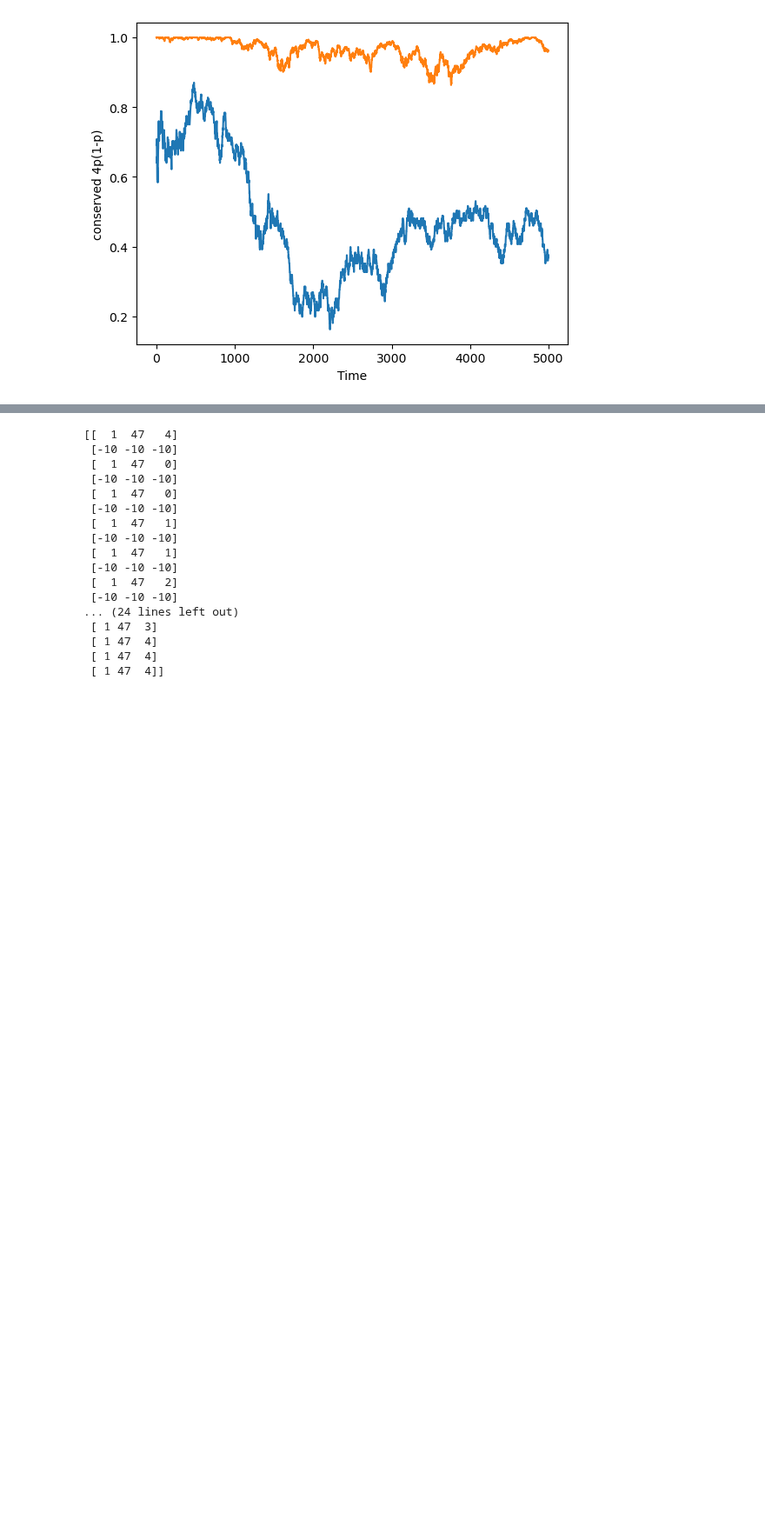
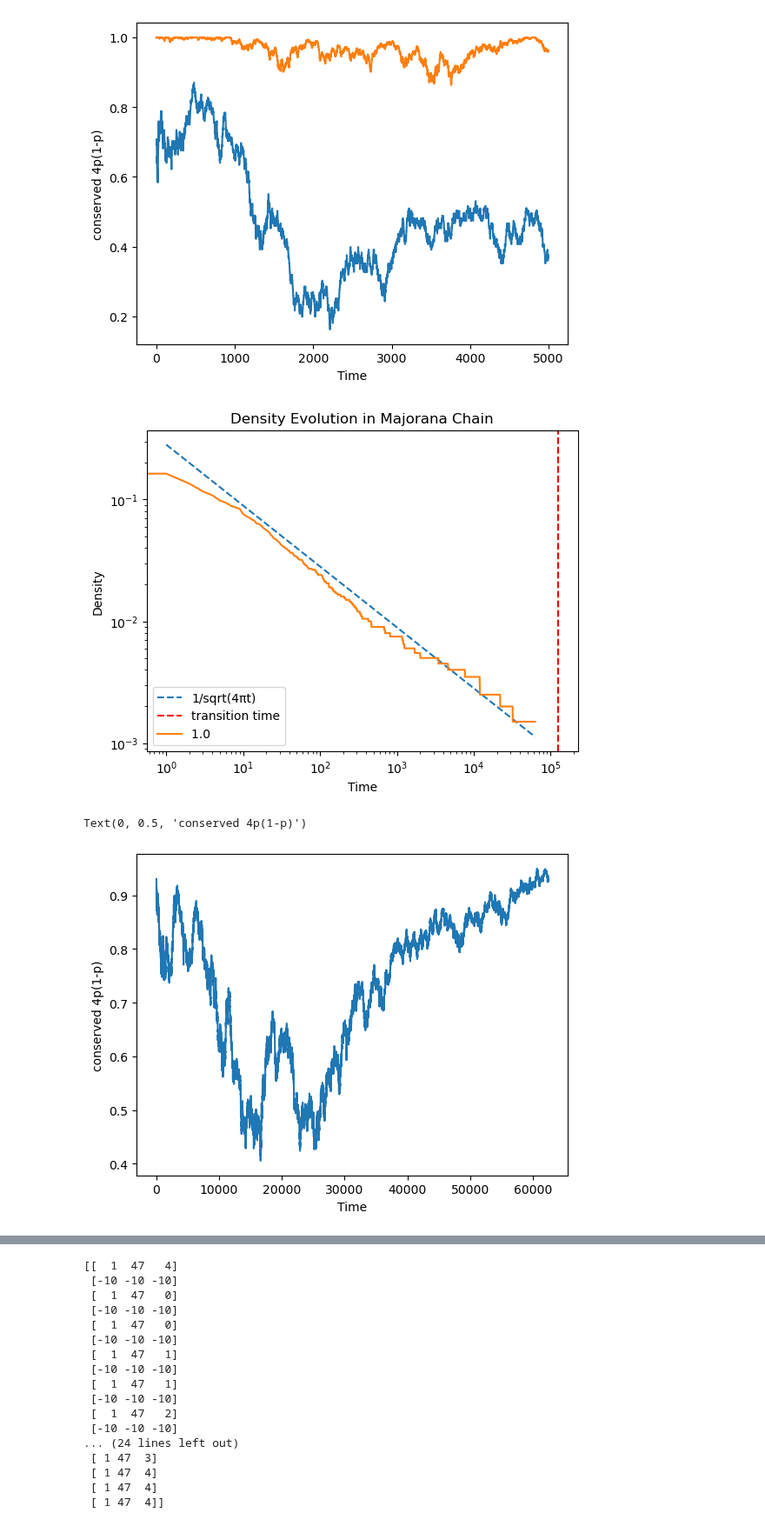
Before and after one commit to toM0dots/Majorana-Braiding, a Jupyter notebook: classical.ipynb, the cells around one changed output, grey strips where cells are left out. Shown at 87% size. Drawn from its saved outputs; the diff is of its cells as text; code cells hidden in the pictures; blank space fills up the shorter version.

```diff
--- a/classical.ipynb
+++ b/classical.ipynb
@@ -174,3 +174,35 @@ plt.ylabel('conserved 4p(1-p)')
 [figure]
 Text(0, 0.5, 'conserved 4p(1-p)')
 [figure]
+# %%
+N = 500
+rho = 4
+num_seeds = 40
+chain1 = chain_builder_classical(N, rho, 0.25)
+chain2 = chain_builder_classical(N, rho, 0.5)
+chainT = np.vstack((chain1, chain2))
+# print(np.where(chain[:, 1] == 47)[0])
+# print(500 - chain[:,2].tolist().count(-10))
+_, times1, density1, frac1 = evolution_classical(chainT, t = int(0.25*N**2), fraction=True)
+# _, times2, density2, frac2 = evolution_classical(chain2, t =5000, fraction=True)
+plt.plot(times1[1:], 1/(np.sqrt(4 * np.pi * np.array(times1[1:]))), linestyle='--', label = '1/sqrt(4πt)')
+plt.axvline(x=N**2/2, color='r', linestyle='--', label='transition time')
+# plt.plot(times2[1:], 0.75/(np.sqrt(4 * np.pi * np.array(times2[1:]))), linestyle='--', label = '0.75/sqrt(4πt)')
+plt.plot(times1, np.array(density1)/(2*N*rho), label='1.0 ')
+# plt.plot(times2, np.array(density2)/(N*rho), label='0.9')
+plt.xlabel('Time')
+plt.ylabel('Density')
+plt.xscale('log')
+plt.yscale('log')
+plt.title('Density Evolution in Majorana Chain')
+plt.legend()
+plt.show()
+
+plt.plot(times1, 4*frac1[:, 0]*frac1[:, 1], label='Even Fraction (r1=0.25)')
+# plt.plot(times2, 4*frac2[:, 0]*frac2[:, 1], label='Even Fraction (r1=0.5)')
+plt.xlabel('Time')
+plt.ylabel('conserved 4p(1-p)')
+# %% [output]
+[figure, added]
+Text(0, 0.5, 'conserved 4p(1-p)')
+[figure, added]
```
Also changed, not shown: parts of 1 cell of this notebook, 3 other files.
